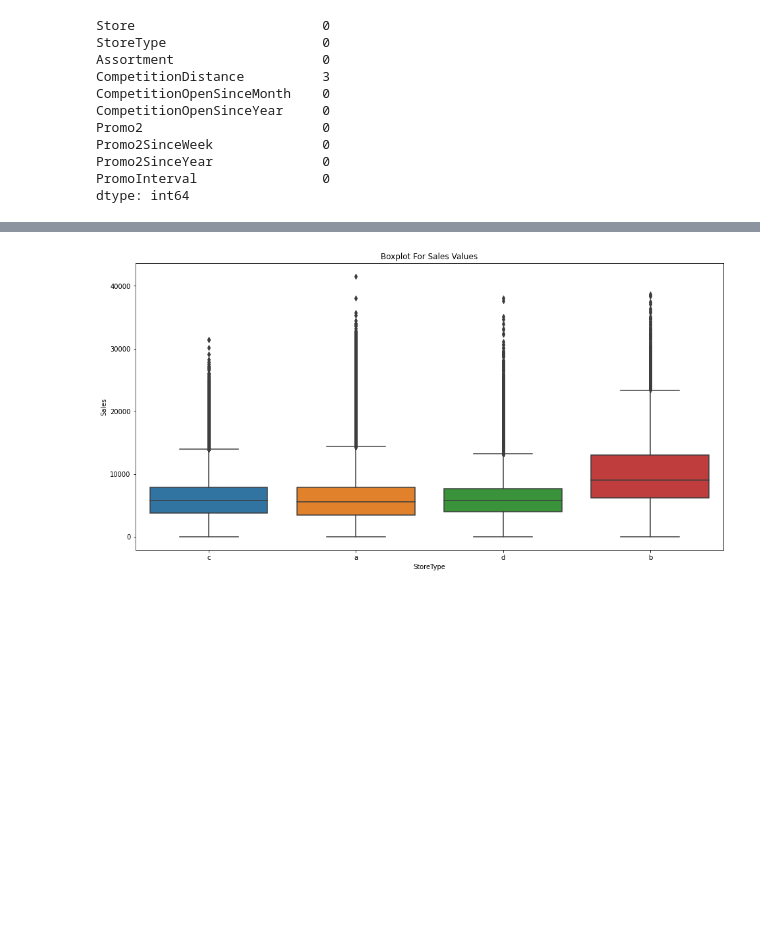
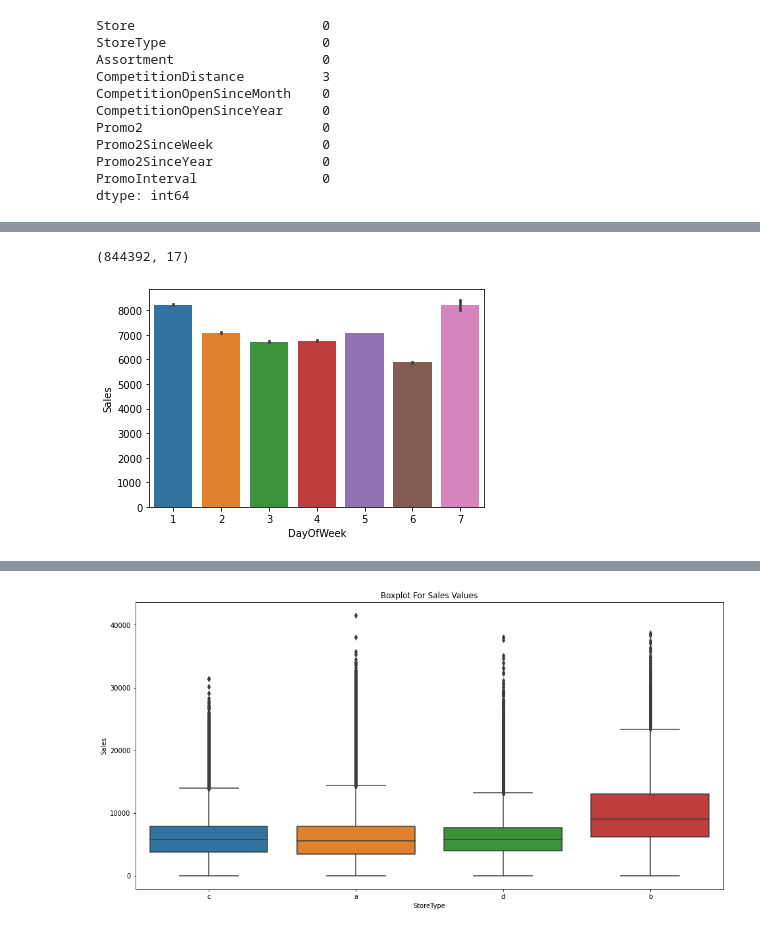
Before and after one commit to DrKamaleshR/Supervised-ML-regression, a Jupyter notebook: Rossmann_Sales_Prediction_Capstone_Project.ipynb, the cells around one changed output, grey strips where cells are left out. Drawn from its saved outputs; the diff is of its cells as text; code cells hidden in the pictures; blank space fills up the shorter version.

```diff
--- a/Rossmann_Sales_Prediction_Capstone_Project.ipynb
+++ b/Rossmann_Sales_Prediction_Capstone_Project.ipynb
@@ -195,0 +302,4 @@ ROSS.head()
+# %%
+# Lets find out the number of closed stored and store sales 0 to remove them as they serves minimal to no purpose
+ROSS2=ROSS[(ROSS['Open']==1)]
+ROSS2.drop(['Open'],axis = 1, inplace=True)
@@ -195,0 +331,9 @@ ROSS.head()
+# %%
+ROSS2.shape
+# %% [output]
+(844392, 17)
+# %%
+sns.barplot(x="DayOfWeek", y="Sales", data=ROSS2)
+plt.show()
+# %% [output]
+[figure, added]
```
Also changed, not shown: parts of 19 cells of this notebook.
